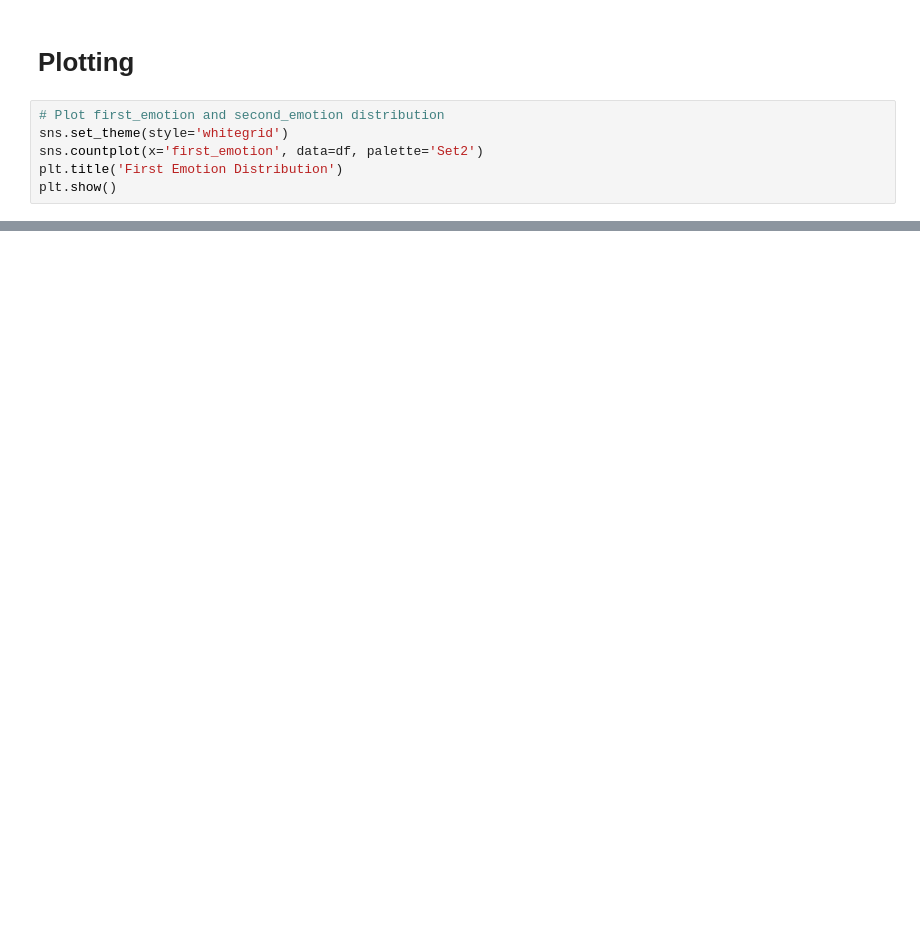
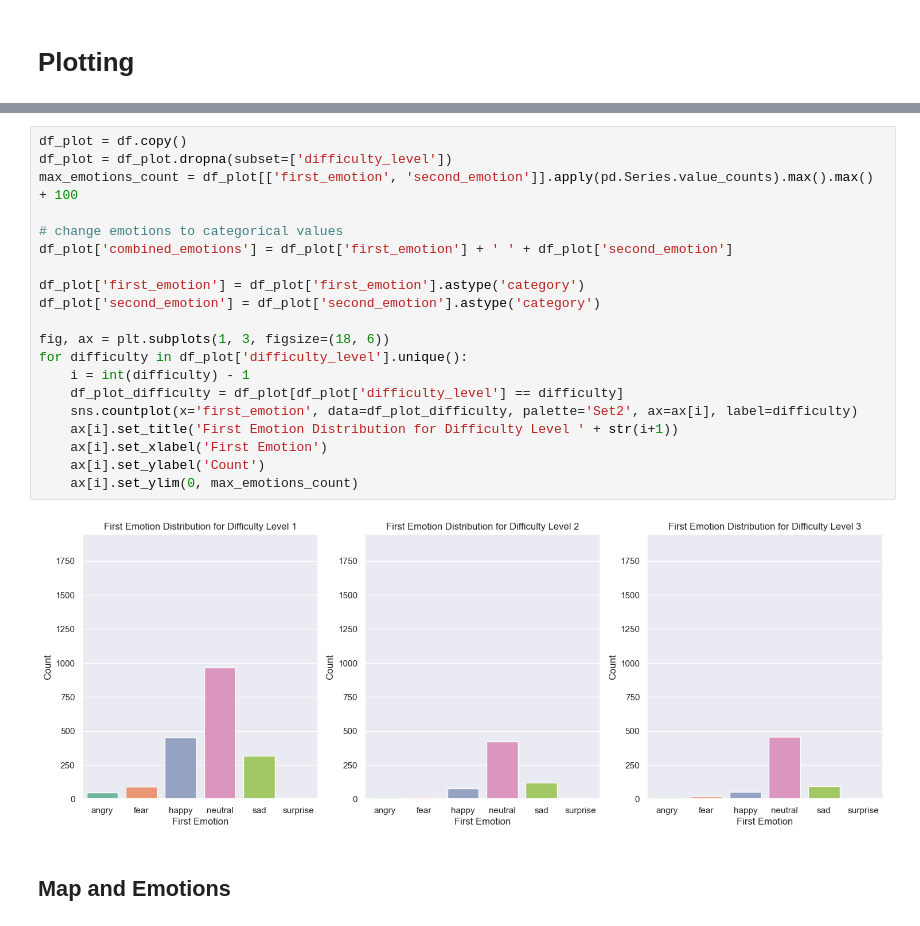
Before and after one commit to KarolinaMaczka/EndlessRunGame, a Jupyter notebook: analyses/emotions_analyse.ipynb, the cells around one changed output, grey strips where cells are left out. Drawn from its saved outputs; the diff is of its cells as text; blank space fills up the shorter version.

```diff
--- a/analyses/emotions_analyse.ipynb
+++ b/analyses/emotions_analyse.ipynb
@@ -40,8 +44,2 @@ print(df.head())
 # %% [markdown]
 # Plotting
-# %%
-# Plot first_emotion and second_emotion distribution
-sns.set_theme(style='whitegrid')
-sns.countplot(x='first_emotion', data=df, palette='Set2')
-plt.title('First Emotion Distribution')
-plt.show()
@@ -86,0 +94,24 @@ plt.xticks(rotation=90)
+# %%
+df_plot = df.copy()
+df_plot = df_plot.dropna(subset=['difficulty_level'])
+max_emotions_count = df_plot[['first_emotion', 'second_emotion']].apply(pd.Series.value_counts).max().max() + 100
+
+# change emotions to categorical values
+df_plot['combined_emotions'] = df_plot['first_emotion'] + ' ' + df_plot['second_emotion']
+
+df_plot['first_emotion'] = df_plot['first_emotion'].astype('category')
+df_plot['second_emotion'] = df_plot['second_emotion'].astype('category')
+
+fig, ax = plt.subplots(1, 3, figsize=(18, 6))
+for difficulty in df_plot['difficulty_level'].unique():
+    i = int(difficulty) - 1
+    df_plot_difficulty = df_plot[df_plot['difficulty_level'] == difficulty]
+    sns.countplot(x='first_emotion', data=df_plot_difficulty, palette='Set2', ax=ax[i], label=difficulty)
+    ax[i].set_title('First Emotion Distribution for Difficulty Level ' + str(i+1))
+    ax[i].set_xlabel('First Emotion')
+    ax[i].set_ylabel('Count')
+    ax[i].set_ylim(0, max_emotions_count)
+# %% [output]
+[figure, added]
+# %% [markdown]
+## Map and Emotions
```
Also changed, not shown: parts of 15 cells of this notebook, 2 other files.
